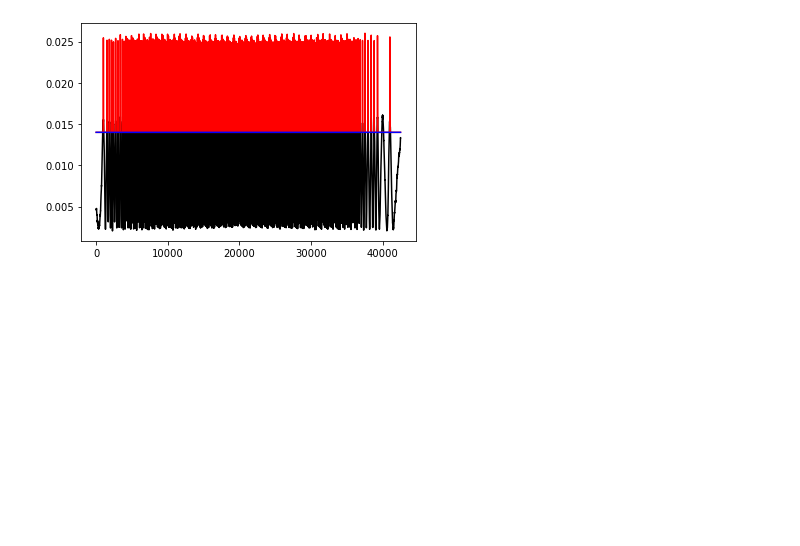
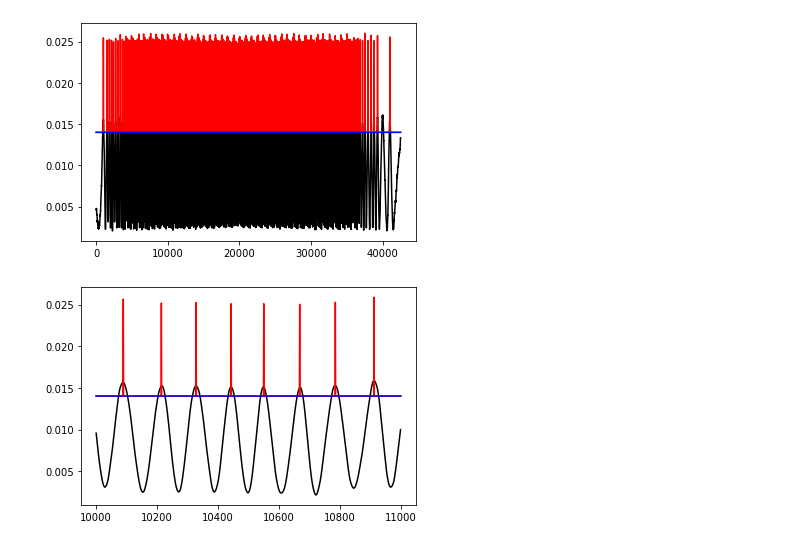
Before and after one commit to teoyi/scientific-computing-archive, a Jupyter notebook: optics/LR3/LR3.ipynb, the cells around one changed output. Saved outputs shown, nothing was run; the diff lists cells and outputs as text; code cells hidden in the pictures; blank space fills up the shorter version.

Commit message:
Added zoomed in plot of peak analysis

```diff
--- a/optics/LR3/LR3.ipynb
+++ b/optics/LR3/LR3.ipynb
@@ -42,3 +42,13 @@ plt.plot(df_p1a['index # - Plot 2'], df_p1a['Amplitude - Plot 2'], color = 'blue
 plt.show()
 # %% [output]
 [figure]
+# %%
+# df_p1a.iloc[10000:13000]
+plt.plot(df_p1a['index # - Plot 0'].iloc[10000:11000], df_p1a['Amplitude - Plot 0'].iloc[10000:11000], color = 'black')
+plt.plot(df_p1a['index # - Plot 1'].iloc[10000:11000], df_p1a['Amplitude - Plot 1'].iloc[10000:11000], color = 'red')
+plt.plot(df_p1a['index # - Plot 2'].iloc[10000:11000], df_p1a['Amplitude - Plot 2'].iloc[10000:11000], color = 'blue')
+plt.xlabel('Time (s)')
+plt.ylabel('Amplitude (V)')
+plt.show()
+# %% [output]
+[figure, added]
```
